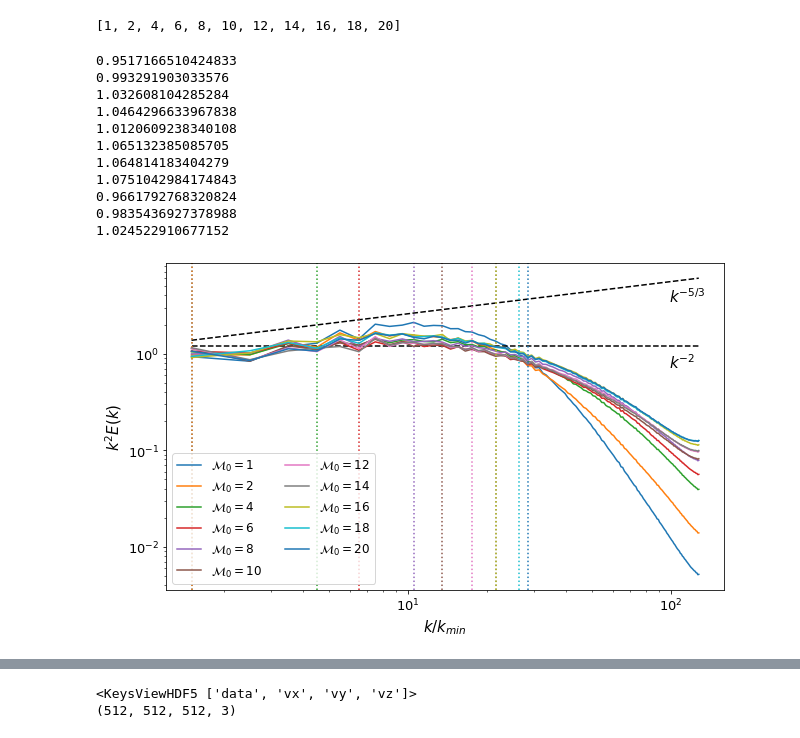
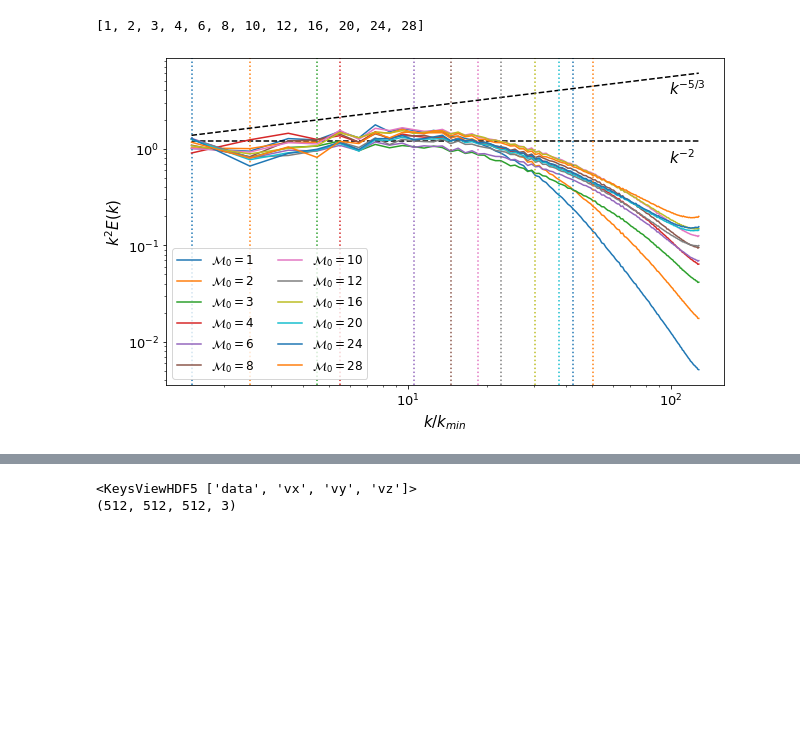
Before and after one commit to hlasco/sr_turbulence, a Jupyter notebook: dataBuilder/check_dataset.ipynb, the cells around one changed output, grey strips where cells are left out. Cells and saved outputs as stored; diff of their text form; code cells hidden in the pictures; blank space fills up the shorter version.

Commit message:
added check_data notebook

```diff
--- a/dataBuilder/check_dataset.ipynb
+++ b/dataBuilder/check_dataset.ipynb
@@ -9,11 +9,11 @@ from dataclasses import dataclass
 import matplotlib
 from mpl_toolkits.axes_grid1 import AxesGrid
 # %%
-path = "/home/cluster/hlasco/bulk1/turbulence/compressible/256/calibration"
+path = "/home/cluster/hlasco/bulk1/turbulence/compressible/validation"
 sim_list = sorted(glob.glob(path + "/mach_*/"))
 mach_list = [int(m[-3:-1]) for m in sim_list]
 for i in range(len(mach_list)):
-    sim_list[i] = glob.glob(sim_list[i] + "*/run/processed_data/snapshot.h5")
+    sim_list[i] = glob.glob(sim_list[i] + "*/processed_data/snapshot.h5")
     if sim_list[i] == []:
         mach_list.pop(i)
 try:
@@ -22,7 +22,7 @@ except:
     pass
 print(mach_list)
 # %% [output]
-[1, 2, 4, 6, 8, 10, 12, 14, 16, 18, 20]
+[1, 2, 3, 4, 6, 8, 10, 12, 16, 20, 24, 28]
 # %%
 @dataclass
 class turb_fields:
@@ -30,7 +30,7 @@ class turb_fields:
     ux: np.array(float)
     uy: np.array(float)
     uz: np.array(float)
-    r:  np.array(float)
+    s:  np.array(float)
     k:  np.array(float)
     Es: np.array(float)
     Ec: np.array(float)
@@ -38,17 +38,18 @@ class turb_fields:
     P:  np.array(float)
     att: dict()
 # %%
-def readSnapshot(file, mach):
+def readSnapshot(file, mach, res='HR'):
     with h5.File(file[0], 'r') as f:
-        att = dict(f["HR"].attrs)
-        k = np.array(f['HR/k'])
-        P = np.array(f['HR/P'])
-        Es = np.array(f['HR/Es'])
-        Ec = np.array(f['HR/Ec'])
+        att = dict(f[res].attrs)
+        sim = f[res]
+        k = np.array(sim['k'])
+        P = np.array(sim['P'])
+        Es = np.array(sim['Es'])
+        Ec = np.array(sim['Ec'])
         E = Es + Ec
 
-        ux = np.array(f['HR/ux'])
-        uy = np.array(f['HR/uy'])
-        uz = np.array(f['HR/uz'])
-        r = np.array(f['HR/rho'])
-    return turb_fields(mach, ux, uy, uz, r, k, Es, Ec, E, P, att)
+        ux = np.array(sim['ux'])
+        uy = np.array(sim['uy'])
+        uz = np.array(sim['uz'])
+        s = np.array(sim['s'])
+    return turb_fields(mach, ux, uy, uz, s, k, Es, Ec, E, P, att)
@@ -57,3 +56,7 @@ tf_list = [readSnapshot(sim_list[i], mach_list[i]) for i in range(len(mach_list)
+# %%
+tf_list_hr = [readSnapshot(sim_list[i], mach_list[i], res='HR') for i in range(len(mach_list))]
+tf_list_lr = [readSnapshot(sim_list[i], mach_list[i], res='LR') for i in range(len(mach_list))]
+tf_list_filt = [readSnapshot(sim_list[i], mach_list[i], res='FILT') for i in range(len(mach_list))]
 # %%
 def grad(inpt, axis):
     dx = 1.0/inpt.shape[1]
@@ -90,42 +93,30 @@ def get_ks(k,E, cs):
 # %%
 m = 2
 plt.figure(figsize=(10,6))
 cs = 0.18656300264905473
-for i, f in enumerate(tf_list):
+for i, f in enumerate(tf_list_hr):
     ks = get_ks(f.k, f.E, cs)
     y = f.k**m * f.E
-    print(3*np.pi/4*np.sum(f.E/f.k)/np.sum(f.E))
     y = y / np.sum(f.E)
     plt.loglog(f.k, y, label=r"$\mathcal{{M}}_{{0}}={mach}$".format(mach=f.mach), c='C{}'.format(i))
 
     plt.axvline(x=ks, color='C{}'.format(i), linestyle=':')
     if i==0:
         plt.loglog(f.k, 1.2*(f.k)**(m-2), 'k--')
         plt.loglog(f.k, 1.2*(f.k)**(m-5./3), 'k--')
-        plt.text(f.k[-30], (.7*(f.k)**(m-2))[-50], r'$k^{-2}$', fontsize=15)
-        plt.text(f.k[-30], (.8*(f.k)**(m-5./3))[-50], r'$k^{-5/3}$', fontsize=15)
+        plt.text(f.k[-30], (.7*(f.k)**(m-2))[-30], r'$k^{-2}$', fontsize=15)
+        plt.text(f.k[-30], (.8*(f.k)**(m-5./3))[-30], r'$k^{-5/3}$', fontsize=15)
 plt.legend(fontsize=15, loc=4, ncol=2)
 
 
 plt.ylabel('$k^{2} E(k)$', fontsize=15)
 plt.xlabel('$k / k_{min}$', fontsize=15)
 plt.tick_params(axis='both', labelsize=13)
 
 plt.legend(fontsize=12, loc=3, ncol=2)
 plt.show()
 # %% [output]
-0.9517166510424833
-0.993291903033576
-1.032608104285284
-1.0464296633967838
-1.0120609238340108
-1.065132385085705
-1.064814183404279
-1.0751042984174843
-0.9661792768320824
-0.9835436927378988
-1.024522910677152
-[figure, old version]
+[figure, new version]
 # %%
 m = 0
 plt.figure(figsize=(10,6))
```
Also changed, not shown: parts of 16 cells of this notebook.
